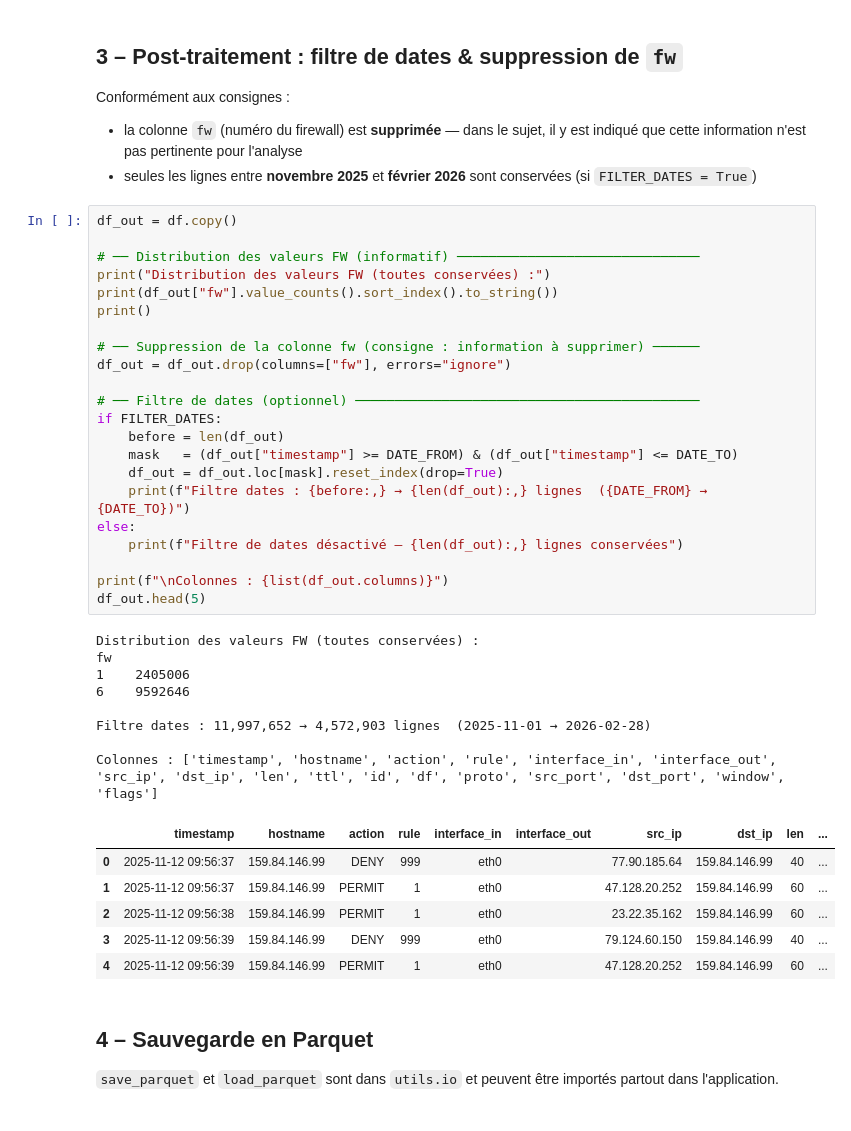
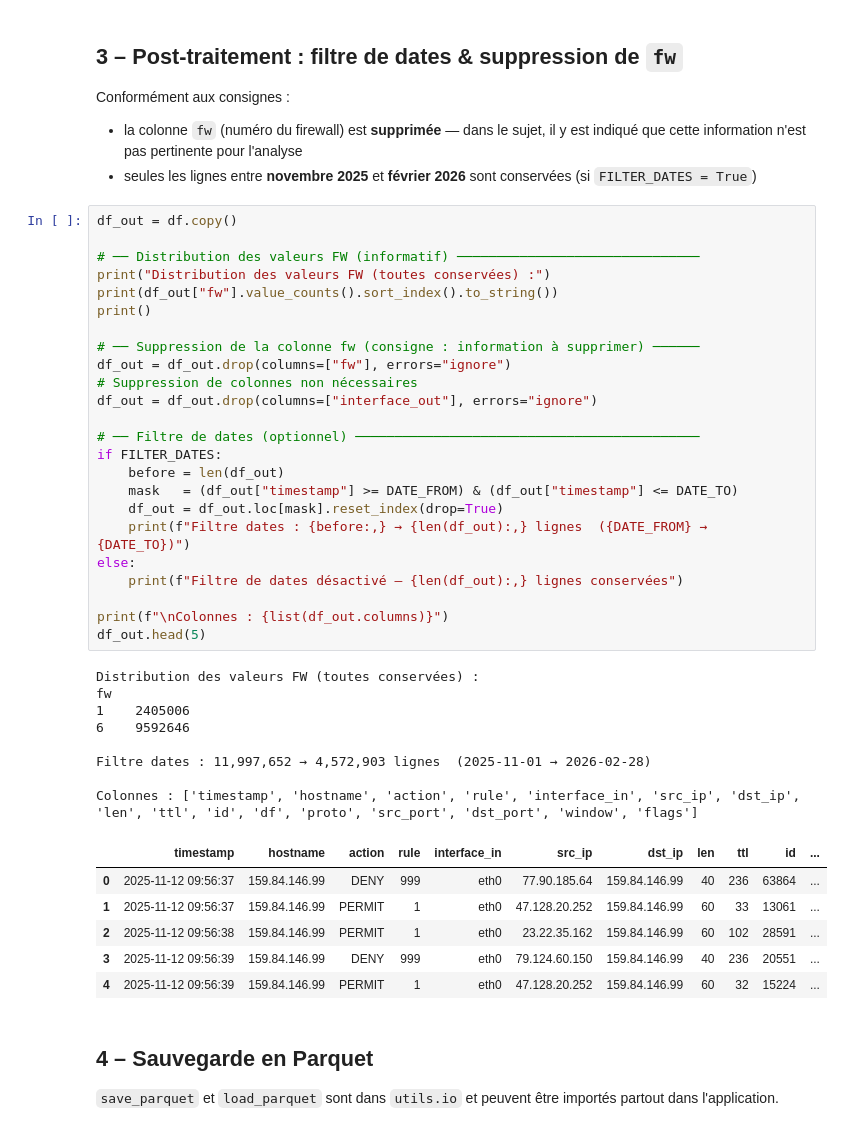
Before and after one commit to ajeansquid/Challenge-CyberSecu-SISE, a Jupyter notebook: notebooks/00_transform_raw_data.ipynb, the cells around one changed output. Saved outputs shown, nothing was run; the diff lists cells and outputs as text.

Commit message:
Removing interface_out
Why ?
Empty

```diff
--- a/notebooks/00_transform_raw_data.ipynb
+++ b/notebooks/00_transform_raw_data.ipynb
@@ -143,40 +143,42 @@ Conformément aux consignes :
 # %%
 df_out = df.copy()
 
 # ── Distribution des valeurs FW (informatif) ───────────────────────────────
 print("Distribution des valeurs FW (toutes conservées) :")
 print(df_out["fw"].value_counts().sort_index().to_string())
 print()
 
 # ── Suppression de la colonne fw (consigne : information à supprimer) ──────
 df_out = df_out.drop(columns=["fw"], errors="ignore")
+# Suppression de colonnes non nécessaires
+df_out = df_out.drop(columns=["interface_out"], errors="ignore")
 
 # ── Filtre de dates (optionnel) ────────────────────────────────────────────
 if FILTER_DATES:
     before = len(df_out)
     mask   = (df_out["timestamp"] >= DATE_FROM) & (df_out["timestamp"] <= DATE_TO)
     df_out = df_out.loc[mask].reset_index(drop=True)
     print(f"Filtre dates : {before:,} → {len(df_out):,} lignes  ({DATE_FROM} → {DATE_TO})")
 else:
     print(f"Filtre de dates désactivé — {len(df_out):,} lignes conservées")
 
 print(f"\nColonnes : {list(df_out.columns)}")
 df_out.head(5)
 # %% [output]
 Distribution des valeurs FW (toutes conservées) :
 fw
 1    2405006
 6    9592646
 
 Filtre dates : 11,997,652 → 4,572,903 lignes  (2025-11-01 → 2026-02-28)
 
-Colonnes : ['timestamp', 'hostname', 'action', 'rule', 'interface_in', 'interface_out', 'src_ip', 'dst_ip', 'len', 'ttl', 'id', 'df', 'proto', 'src_port', 'dst_port', 'window', 'flags']
+Colonnes : ['timestamp', 'hostname', 'action', 'rule', 'interface_in', 'src_ip', 'dst_ip', 'len', 'ttl', 'id', 'df', 'proto', 'src_port', 'dst_port', 'window', 'flags']
-|  | timestamp | hostname | action | rule | interface_in | interface_out | src_ip | dst_ip | len | ... |
-| 0 | 2025-11-12 09:56:37 | 159.84.146.99 | DENY | 999 | eth0 |  | 77.90.185.64 | 159.84.146.99 | 40 | ... |
-| 1 | 2025-11-12 09:56:37 | 159.84.146.99 | PERMIT | 1 | eth0 |  | 47.128.20.252 | 159.84.146.99 | 60 | ... |
-| 2 | 2025-11-12 09:56:38 | 159.84.146.99 | PERMIT | 1 | eth0 |  | 23.22.35.162 | 159.84.146.99 | 60 | ... |
-| 3 | 2025-11-12 09:56:39 | 159.84.146.99 | DENY | 999 | eth0 |  | 79.124.60.150 | 159.84.146.99 | 40 | ... |
-| 4 | 2025-11-12 09:56:39 | 159.84.146.99 | PERMIT | 1 | eth0 |  | 47.128.20.252 | 159.84.146.99 | 60 | ... |
+|  | timestamp | hostname | action | rule | interface_in | src_ip | dst_ip | len | ttl | id | ... |
+| 0 | 2025-11-12 09:56:37 | 159.84.146.99 | DENY | 999 | eth0 | 77.90.185.64 | 159.84.146.99 | 40 | 236 | 63864 | ... |
+| 1 | 2025-11-12 09:56:37 | 159.84.146.99 | PERMIT | 1 | eth0 | 47.128.20.252 | 159.84.146.99 | 60 | 33 | 13061 | ... |
+| 2 | 2025-11-12 09:56:38 | 159.84.146.99 | PERMIT | 1 | eth0 | 23.22.35.162 | 159.84.146.99 | 60 | 102 | 28591 | ... |
+| 3 | 2025-11-12 09:56:39 | 159.84.146.99 | DENY | 999 | eth0 | 79.124.60.150 | 159.84.146.99 | 40 | 236 | 20551 | ... |
+| 4 | 2025-11-12 09:56:39 | 159.84.146.99 | PERMIT | 1 | eth0 | 47.128.20.252 | 159.84.146.99 | 60 | 32 | 15224 | ... |
 # %% [markdown]
 ## 4 – Sauvegarde en Parquet
 
```
Also changed, not shown: parts of 2 cells of this notebook.
